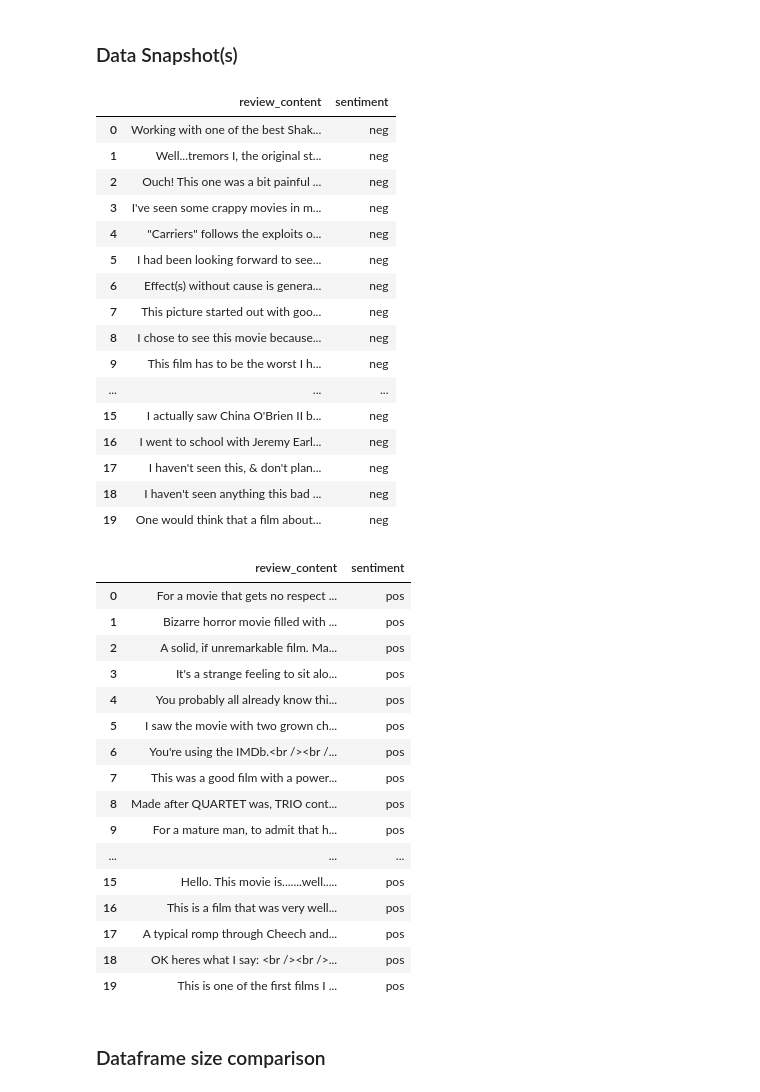
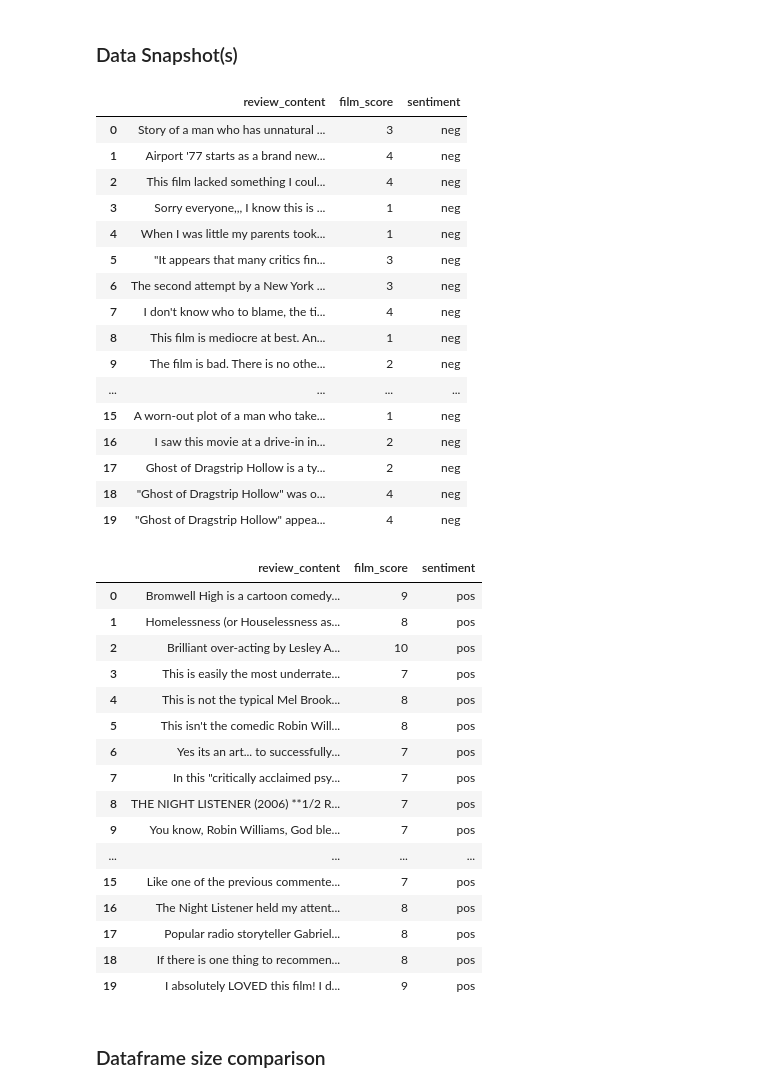
Before and after one commit to mcgoobie/CM3060_NLP_Midterms, a Jupyter notebook: CM3060_NLP_Owen_Lee_Midterm_Report.ipynb, the cells around one changed output. Saved outputs shown, nothing was run; the diff lists cells and outputs as text; code cells hidden in the pictures.

```diff
--- a/CM3060_NLP_Owen_Lee_Midterm_Report.ipynb
+++ b/CM3060_NLP_Owen_Lee_Midterm_Report.ipynb
@@ -145,33 +147,33 @@ file_list = glob.glob(directory + "/*.txt")
 # %%
 # Call parseReviews function and add the contents of the list to a dataframe
 review_list = parseReviews(file_list)
 
 # Call getFilmScores function to add film score (?/10) to a list and to the dataframe
-# score_list = getFilmScores(file_list)
+score_list = getFilmScores(file_list)
 
 # Assign a binary label to each row (neg/pos)
-neg_reviews = pd.DataFrame({'review_content': review_list, 'sentiment': "neg"})
+neg_reviews = pd.DataFrame({'review_content': review_list, 'film_score': score_list, 'sentiment': "neg"})
 
 # Sanity check of top 20 rows
 neg_reviews[:20]
 # %% [output]
-|  | review_content | sentiment |
-| 0 | Working with one of the best Shak... | neg |
-| 1 | Well...tremors I, the original st... | neg |
-| 2 | Ouch! This one was a bit painful ... | neg |
-| 3 | I've seen some crappy movies in m... | neg |
-| 4 | "Carriers" follows the exploits o... | neg |
-| 5 | I had been looking forward to see... | neg |
-| 6 | Effect(s) without cause is genera... | neg |
-| 7 | This picture started out with goo... | neg |
-| 8 | I chose to see this movie because... | neg |
-| 9 | This film has to be the worst I h... | neg |
-| ... | ... | ... |
-| 15 | I actually saw China O'Brien II b... | neg |
-| 16 | I went to school with Jeremy Earl... | neg |
-| 17 | I haven't seen this, & don't plan... | neg |
-| 18 | I haven't seen anything this bad ... | neg |
-| 19 | One would think that a film about... | neg |
+|  | review_content | film_score | sentiment |
+| 0 | Story of a man who has unnatural ... | 3 | neg |
+| 1 | Airport '77 starts as a brand new... | 4 | neg |
+| 2 | This film lacked something I coul... | 4 | neg |
+| 3 | Sorry everyone,,, I know this is ... | 1 | neg |
+| 4 | When I was little my parents took... | 1 | neg |
+| 5 | "It appears that many critics fin... | 3 | neg |
+| 6 | The second attempt by a New York ... | 3 | neg |
+| 7 | I don't know who to blame, the ti... | 4 | neg |
+| 8 | This film is mediocre at best. An... | 1 | neg |
+| 9 | The film is bad. There is no othe... | 2 | neg |
+| ... | ... | ... | ... |
+| 15 | A worn-out plot of a man who take... | 1 | neg |
+| 16 | I saw this movie at a drive-in in... | 2 | neg |
+| 17 | Ghost of Dragstrip Hollow is a ty... | 2 | neg |
+| 18 | "Ghost of Dragstrip Hollow" was o... | 4 | neg |
+| 19 | "Ghost of Dragstrip Hollow" appea... | 4 | neg |
 # %%
 # Repeat for the positive reviews in our training set
 directory = "dataset/train/pos"
@@ -179,28 +181,28 @@ directory = "dataset/train/pos"
 file_list = glob.glob(directory + '/*.txt')
 # %%
 review_list = parseReviews(file_list)
-# score_list = getFilmScores(file_list)
-pos_reviews = pd.DataFrame({'review_content': review_list, 'sentiment': "pos"})
+score_list = getFilmScores(file_list)
+pos_reviews = pd.DataFrame({'review_content': review_list, 'film_score': score_list, 'sentiment': "pos"})
 
 pos_reviews[:20]
 # %% [output]
-|  | review_content | sentiment |
-| 0 | For a movie that gets no respect ... | pos |
-| 1 | Bizarre horror movie filled with ... | pos |
-| 2 | A solid, if unremarkable film. Ma... | pos |
-| 3 | It's a strange feeling to sit alo... | pos |
-| 4 | You probably all already know thi... | pos |
-| 5 | I saw the movie with two grown ch... | pos |
-| 6 | You're using the IMDb.<br /><br /... | pos |
-| 7 | This was a good film with a power... | pos |
-| 8 | Made after QUARTET was, TRIO cont... | pos |
-| 9 | For a mature man, to admit that h... | pos |
-| ... | ... | ... |
-| 15 | Hello. This movie is.......well..... | pos |
-| 16 | This is a film that was very well... | pos |
-| 17 | A typical romp through Cheech and... | pos |
-| 18 | OK heres what I say: <br /><br />... | pos |
-| 19 | This is one of the first films I ... | pos |
+|  | review_content | film_score | sentiment |
+| 0 | Bromwell High is a cartoon comedy... | 9 | pos |
+| 1 | Homelessness (or Houselessness as... | 8 | pos |
+| 2 | Brilliant over-acting by Lesley A... | 10 | pos |
+| 3 | This is easily the most underrate... | 7 | pos |
+| 4 | This is not the typical Mel Brook... | 8 | pos |
+| 5 | This isn't the comedic Robin Will... | 8 | pos |
+| 6 | Yes its an art... to successfully... | 7 | pos |
+| 7 | In this "critically acclaimed psy... | 7 | pos |
+| 8 | THE NIGHT LISTENER (2006) **1/2 R... | 7 | pos |
+| 9 | You know, Robin Williams, God ble... | 7 | pos |
+| ... | ... | ... | ... |
+| 15 | Like one of the previous commente... | 7 | pos |
+| 16 | The Night Listener held my attent... | 8 | pos |
+| 17 | Popular radio storyteller Gabriel... | 8 | pos |
+| 18 | If there is one thing to recommen... | 8 | pos |
+| 19 | I absolutely LOVED this film! I d... | 9 | pos |
 # %% [markdown]
 ### Dataframe size comparison
 # %% [markdown]
```
Also changed, not shown: parts of 20 cells of this notebook.
